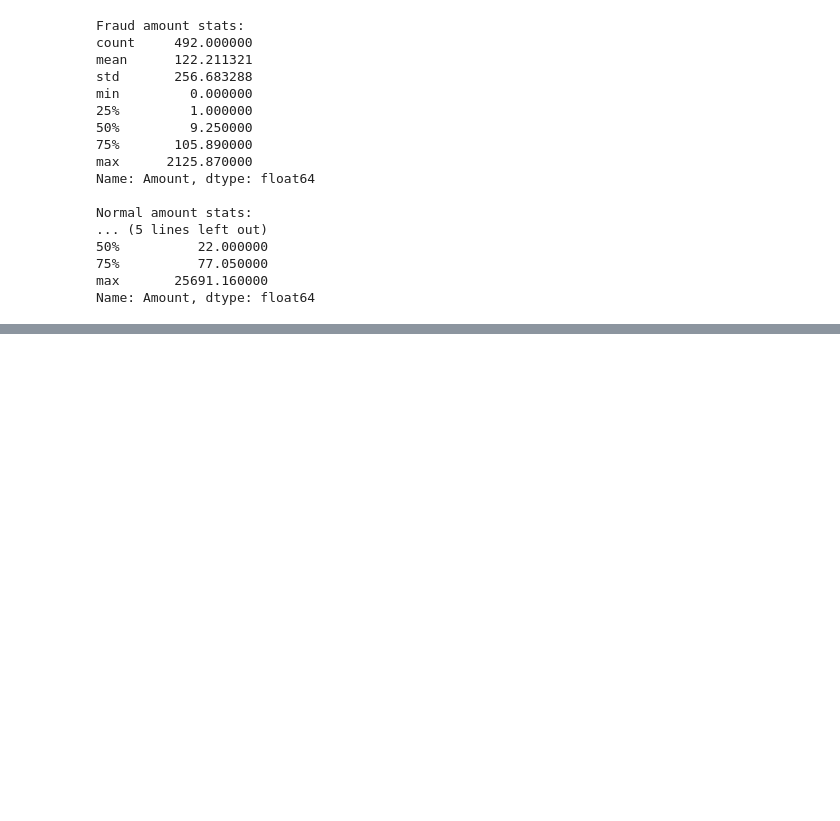
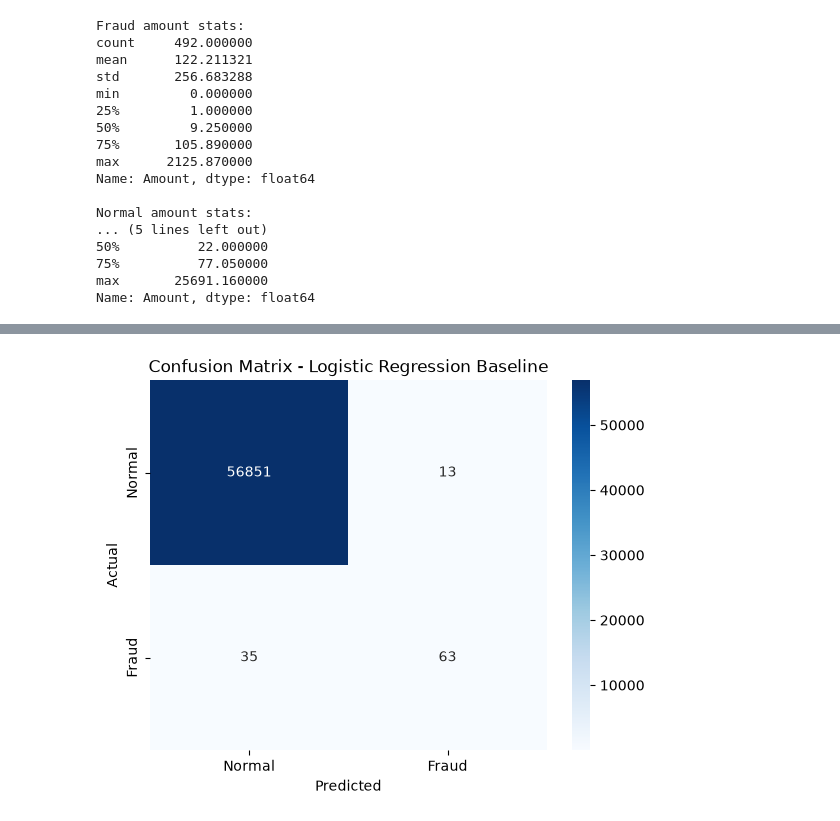
Before and after one commit to priyaraut222/credit-card-fraud-detection, a Jupyter notebook: fraud_detection.ipynb, the cells around one changed output, grey strips where cells are left out. Cells and saved outputs as stored; diff of their text form; code cells hidden in the pictures; blank space fills up the shorter version.

```diff
--- a/fraud_detection.ipynb
+++ b/fraud_detection.ipynb
@@ -164,0 +241,10 @@ Name: Class, dtype: float64
+# %%
+from sklearn.metrics import classification_report, confusion_matrix, roc_auc_score, average_precision_score
+
+y_pred = model.predict(X_test)
+y_proba = model.predict_proba(X_test)[:, 1]  # probability of fraud
+
+print(classification_report(y_test, y_pred, target_names=['Normal', 'Fraud']))
+print(confusion_matrix(y_test, y_pred))
+print("ROC AUC Score:", roc_auc_score(y_test, y_proba))
+print("Average Precision Score:", average_precision_score(y_test, y_proba))
@@ -164,0 +265,10 @@ Name: Class, dtype: float64
+# %%
+cm = confusion_matrix(y_test, y_pred)
+sns.heatmap(cm, annot=True, fmt='d', cmap='Blues',
+            xticklabels=['Normal', 'Fraud'], yticklabels=['Normal', 'Fraud'])
+plt.ylabel('Actual')
+plt.xlabel('Predicted')
+plt.title('Confusion Matrix - Logistic Regression Baseline')
+plt.show()
+# %% [output]
+[figure, added]
```
Also changed, not shown: parts of 39 cells of this notebook, 4 other files.
